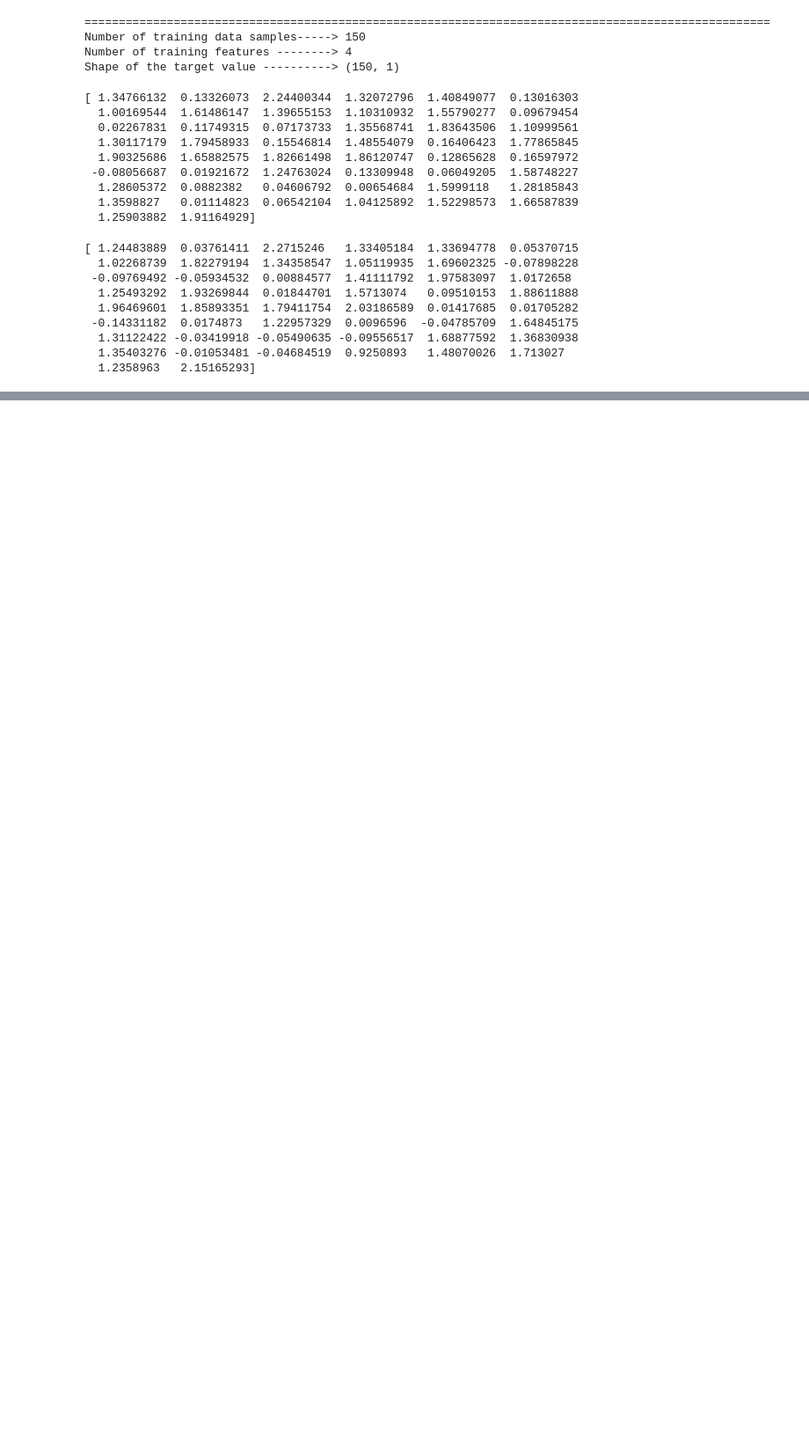
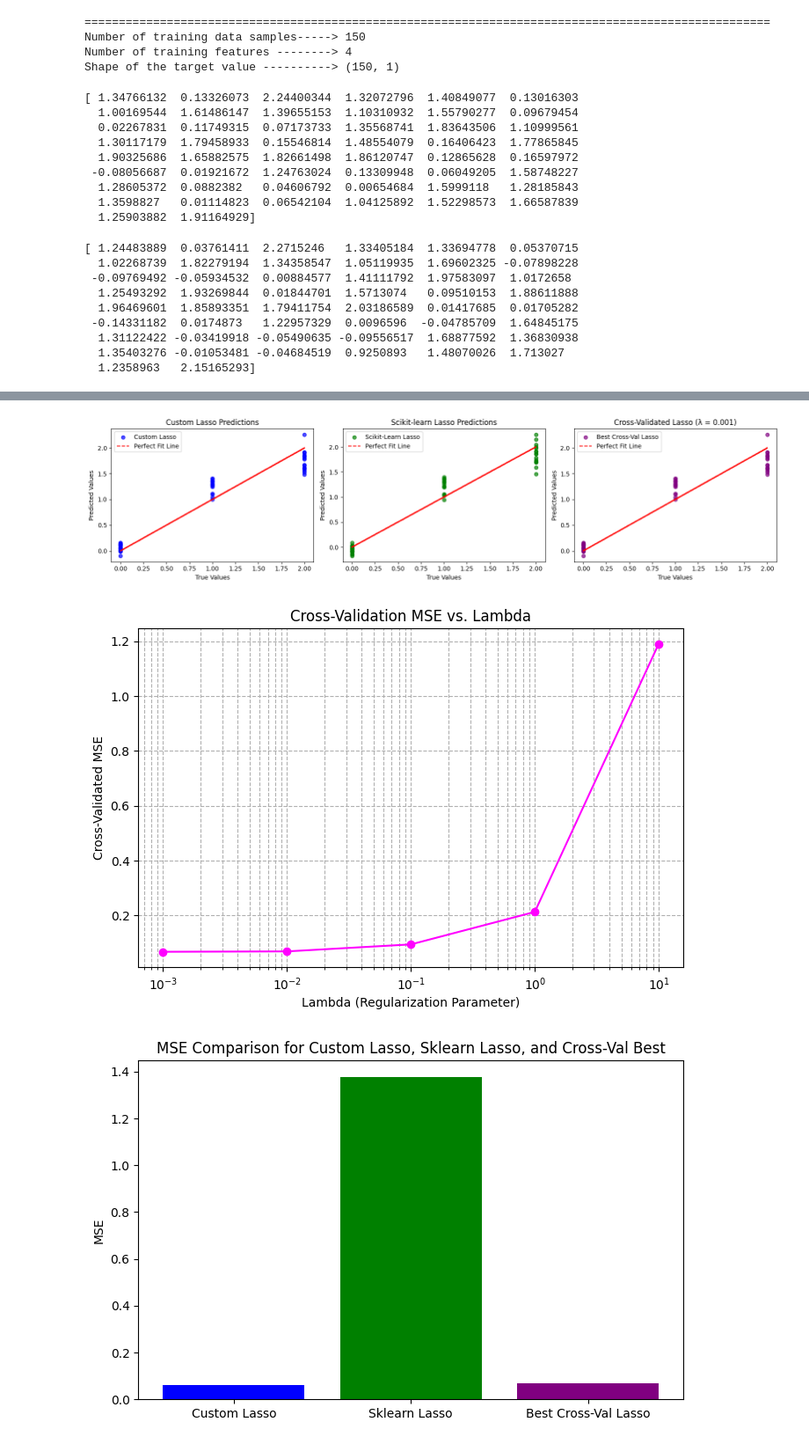
Before and after one commit to Mohamed-Mohamed-Hozien/Math-303-Report-2, a Jupyter notebook: LassoRegression.ipynb, the cells around one changed output, grey strips where cells are left out. Shown at 88% size. Cells and saved outputs as stored; diff of their text form; code cells hidden in the pictures; blank space fills up the shorter version.

Commit message:
cross validation for custom, grid-search for sickit learn model, and visualizations

```diff
--- a/LassoRegression.ipynb
+++ b/LassoRegression.ipynb
@@ -165,16 +168,15 @@ Shape of the target value ----------> (150, 1)
 # Split the data into training and testing
 from sklearn.model_selection import train_test_split
 
-X_train, X_test, y_train, y_test = train_test_split(X, y, test_size=0.33, random_state=42)
+X_train, X_test, y_train, y_test = train_test_split(X, y, test_size=0.33, random_state=42, shuffle=True)
 
-# Create the model
 model = LassoRegression(lamda=0.01, lr=0.01, itr=100)
 
 
-# Train the model
+# Train
 model.train(X_train, y_train)
 
-# Predict the value
+# Predict
 y_pred = model.predict(X_test)
 print(y_pred.flatten())
 # %% [output]
@@ -206,0 +255,9 @@ print(y_pred)
+# %%
+# --- Calculate Mean Squared Errors ---
+mse_custom = np.mean((final_custom_y_pred - y_test) ** 2)
+mse_sklearn = np.mean((final_sklearn_y_pred - y_test) ** 2)
+mse_cross_val_best = lambda_mse_scores[best_lambda]
+
+print(f"MSE (Custom Lasso): {mse_custom}")
+print(f"MSE (Scikit-learn Lasso): {mse_sklearn}")
+print(f"MSE (Cross-Validated Best Lambda): {mse_cross_val_best}")
@@ -206,0 +268,64 @@ print(y_pred)
+# %%
+# --- Plot 1: Predictions vs. True Values ---
+plt.figure(figsize=(16, 4))
+
+# Custom Lasso Predictions
+plt.subplot(1, 3, 1)
+plt.scatter(y_test, final_custom_y_pred, color='blue',
+            label='Custom Lasso', alpha=0.7)
+plt.plot(y_test, y_test, color='red',
+         linestyle='dashed', label='Perfect Fit Line')
+plt.xlabel('True Values')
+plt.ylabel('Predicted Values')
+plt.title('Custom Lasso Predictions')
+plt.legend()
+
+# Scikit-learn Lasso Predictions
+plt.subplot(1, 3, 2)
+plt.scatter(y_test, final_sklearn_y_pred, color='green',
+            label='Scikit-Learn Lasso', alpha=0.7)
+plt.plot(y_test, y_test, color='red',
+         linestyle='dashed', label='Perfect Fit Line')
+plt.xlabel('True Values')
+plt.ylabel('Predicted Values')
+plt.title('Scikit-learn Lasso Predictions')
+plt.legend()
+
+# Final Cross-Validated Lasso Predictions
+plt.subplot(1, 3, 3)
+plt.scatter(y_test, final_custom_y_pred, color='purple',
+            label='Best Cross-Val Lasso', alpha=0.7)
+plt.plot(y_test, y_test, color='red',
+         linestyle='dashed', label='Perfect Fit Line')
+plt.xlabel('True Values')
+plt.ylabel('Predicted Values')
+plt.title(f'Cross-Validated Lasso (λ = {best_lambda})')
+plt.legend()
+
+plt.tight_layout()
+plt.show()
+
+# --- Plot 2: MSE vs. Lambda ---
+plt.figure(figsize=(8, 5))
+plt.plot(list(lambda_mse_scores.keys()), list(
+    lambda_mse_scores.values()), marker='o', color='magenta')
+plt.xlabel('Lambda (Regularization Parameter)')
+plt.ylabel('Cross-Validated MSE')
+plt.title('Cross-Validation MSE vs. Lambda')
+plt.xscale('log')
+plt.grid(True, linestyle='--', which='both')
+plt.show()
+
+# --- Plot 3: MSE Comparison (Custom vs. Sklearn vs. Cross-Val) ---
+mse_values = [mse_custom, mse_sklearn, mse_cross_val_best]
+mse_labels = ['Custom Lasso', 'Sklearn Lasso', 'Best Cross-Val Lasso']
+
+plt.figure(figsize=(8, 5))
+plt.bar(mse_labels, mse_values, color=['blue', 'green', 'purple'])
+plt.ylabel('MSE')
+plt.title('MSE Comparison for Custom Lasso, Sklearn Lasso, and Cross-Val Best')
+plt.show()
+# %% [output]
+[figure, added]
+[figure, added]
+[figure, added]
```
Also changed, not shown: parts of 5 cells of this notebook.
